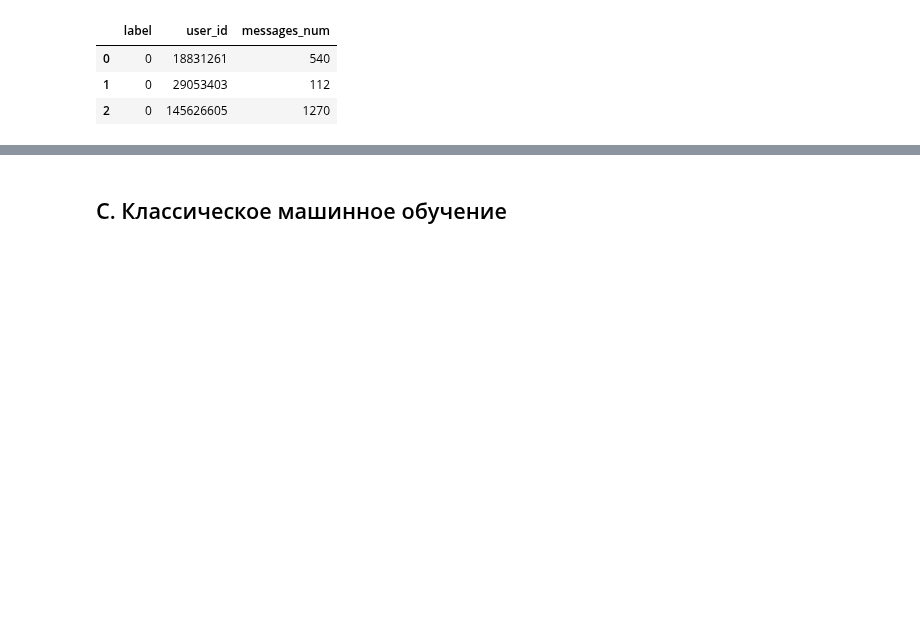
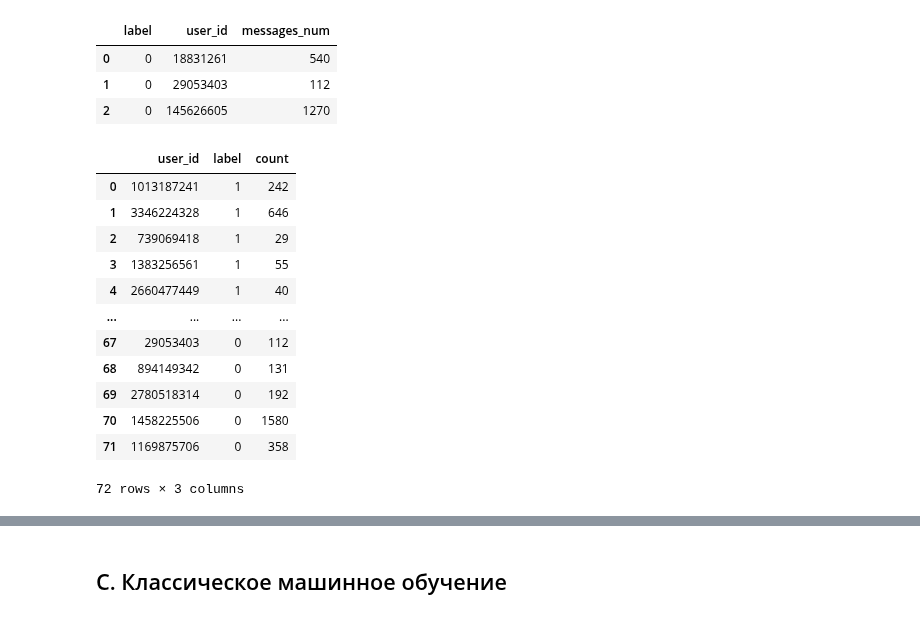
Before and after one commit to igumnov-daniel/HOCK_FEBRUARY_2023, a Jupyter notebook: exam/demos/4/exam_demo_ANS.ipynb, the cells around one changed output, grey strips where cells are left out. Drawn from its saved outputs; the diff is of its cells as text; code cells hidden in the pictures; blank space fills up the shorter version.

```diff
--- a/exam/demos/4/exam_demo_ANS.ipynb
+++ b/exam/demos/4/exam_demo_ANS.ipynb
@@ -574,6 +588,26 @@ viz_data.head(3)
 | 0 | 0 | 18831261 | 540 |
 | 1 | 0 | 29053403 | 112 |
 | 2 | 0 | 145626605 | 1270 |
+# %%
+# или так.
+pd.merge(
+    df[['user_id', 'label']].drop_duplicates(),
+    df['user_id'].value_counts().to_frame().reset_index(),
+    on='user_id', validate='1:1')
+# %% [output]
+|  | user_id | label | count |
+| 0 | 1013187241 | 1 | 242 |
+| 1 | 3346224328 | 1 | 646 |
+| 2 | 739069418 | 1 | 29 |
+| 3 | 1383256561 | 1 | 55 |
+| 4 | 2660477449 | 1 | 40 |
+| ... | ... | ... | ... |
+| 67 | 29053403 | 0 | 112 |
+| 68 | 894149342 | 0 | 131 |
+| 69 | 2780518314 | 0 | 192 |
+| 70 | 1458225506 | 0 | 1580 |
+| 71 | 1169875706 | 0 | 358 |
+72 rows × 3 columns
 # %%
 sns.histplot(data=viz_data, x='messages_num', hue='label')
 # %% [output]
```
Also changed, not shown: parts of 16 cells of this notebook.
